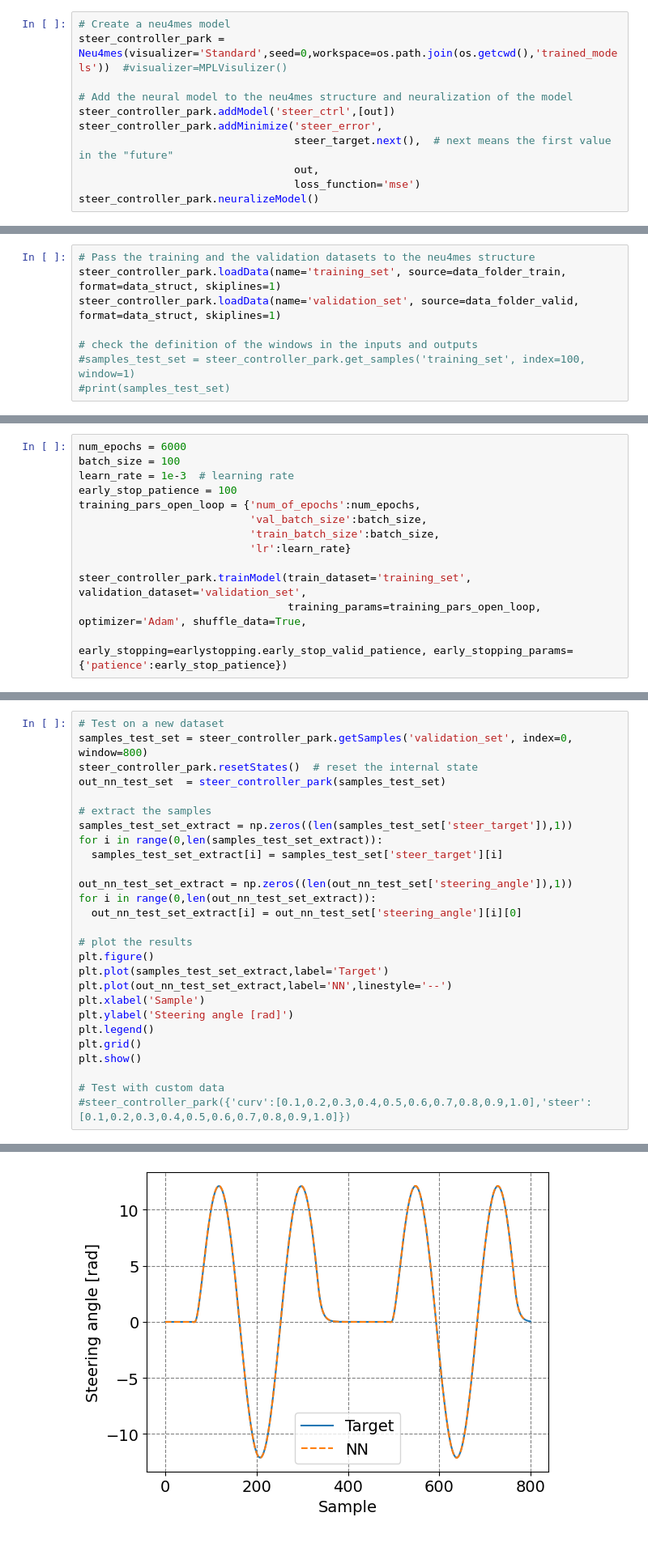
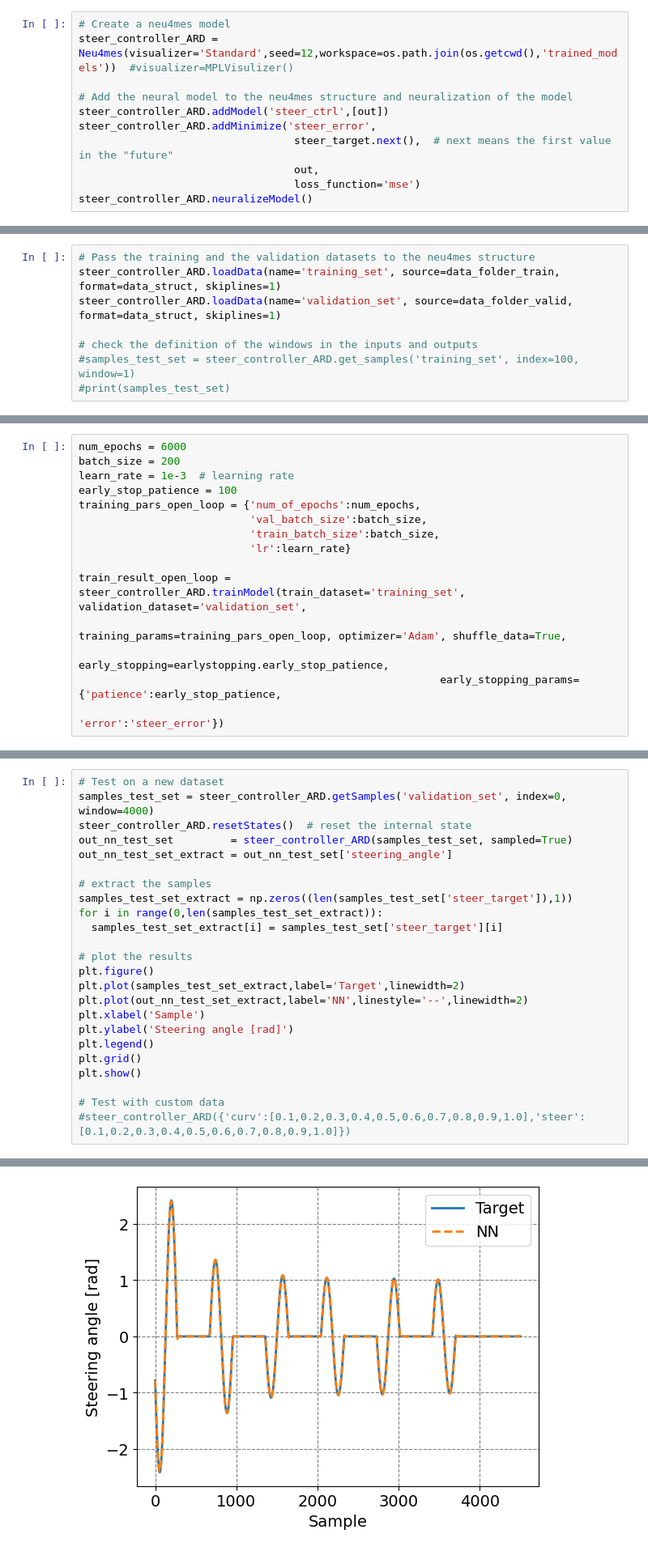
Before and after one commit to tonegas/neu4mes, a Jupyter notebook: tutorials/control_steer_artificial_race_driver.ipynb, the cells around one changed output, grey strips where cells are left out. Shown at 81% size. Drawn from its saved outputs; the diff is of its cells as text.

Commit message:
Tutorial on the NN steer control for ARD + early stop + weights initializer

```diff
--- a/tutorials/control_steer_artificial_race_driver.ipynb
+++ b/tutorials/control_steer_artificial_race_driver.ipynb
@@ -260,14 +271,14 @@ for ii in range(num_channels_ay):
 ### Neu4Mes framework
 # %%
 # Create a neu4mes model
-steer_controller_park = Neu4mes(visualizer='Standard',seed=0,workspace=os.path.join(os.getcwd(),'trained_models'))  #visualizer=MPLVisulizer()
+steer_controller_ARD = Neu4mes(visualizer='Standard',seed=12,workspace=os.path.join(os.getcwd(),'trained_models'))  #visualizer=MPLVisulizer()
 
 # Add the neural model to the neu4mes structure and neuralization of the model
-steer_controller_park.addModel('steer_ctrl',[out])
-steer_controller_park.addMinimize('steer_error',
+steer_controller_ARD.addModel('steer_ctrl',[out])
+steer_controller_ARD.addMinimize('steer_error',
                                   steer_target.next(),  # next means the first value in the "future"
                                   out,
                                   loss_function='mse')
-steer_controller_park.neuralizeModel()
+steer_controller_ARD.neuralizeModel()
 # %% [output]
 ================================ Neu4mes Model =================================
@@ -291,10 +302,10 @@ steer_controller_park.neuralizeModel()
 ## Training and validation datasets
 # %%
 # Pass the training and the validation datasets to the neu4mes structure
-steer_controller_park.loadData(name='training_set', source=data_folder_train, format=data_struct, skiplines=1)
-steer_controller_park.loadData(name='validation_set', source=data_folder_valid, format=data_struct, skiplines=1)
+steer_controller_ARD.loadData(name='training_set', source=data_folder_train, format=data_struct, skiplines=1)
+steer_controller_ARD.loadData(name='validation_set', source=data_folder_valid, format=data_struct, skiplines=1)
 
 # check the definition of the windows in the inputs and outputs
-#samples_test_set = steer_controller_park.get_samples('training_set', index=100, window=1)
+#samples_test_set = steer_controller_ARD.get_samples('training_set', index=100, window=1)
 #print(samples_test_set)
 # %% [output]
@@ -305,7 +332,7 @@ NameError: name 'steer_controller_park' is not defined
 ### Train the NN in open-loop (no auto-regressive term)
 # %%
 num_epochs = 6000
-batch_size = 100
+batch_size = 200
 learn_rate = 1e-3  # learning rate
 early_stop_patience = 100
 training_pars_open_loop = {'num_of_epochs':num_epochs,
@@ -313,9 +340,11 @@ training_pars_open_loop = {'num_of_epochs':num_epochs,
                            'train_batch_size':batch_size,
                            'lr':learn_rate}
 
-steer_controller_park.trainModel(train_dataset='training_set', validation_dataset='validation_set',
-                                 training_params=training_pars_open_loop, optimizer='Adam', shuffle_data=True,
-                                 early_stopping=earlystopping.early_stop_valid_patience, early_stopping_params={'patience':early_stop_patience})
+train_result_open_loop = steer_controller_ARD.trainModel(train_dataset='training_set', validation_dataset='validation_set',
+                                                         training_params=training_pars_open_loop, optimizer='Adam', shuffle_data=True,
+                                                         early_stopping=earlystopping.early_stop_patience,
+                                                         early_stopping_params={'patience':early_stop_patience,
+                                                                                'error':'steer_error'})
 # %% [output]
 ======================== Neu4mes Model Train Parameters ========================
 models:                       ['steer_ctrl']
@@ -456,23 +457,20 @@ steer_controller_park.neuralizeModel()
 ## Test on a new dataset
 # %%
 # Test on a new dataset
-samples_test_set = steer_controller_park.getSamples('validation_set', index=0, window=800)
-steer_controller_park.resetStates()  # reset the internal state
-out_nn_test_set  = steer_controller_park(samples_test_set)
+samples_test_set = steer_controller_ARD.getSamples('validation_set', index=0, window=4000)
+steer_controller_ARD.resetStates()  # reset the internal state
+out_nn_test_set         = steer_controller_ARD(samples_test_set, sampled=True)
+out_nn_test_set_extract = out_nn_test_set['steering_angle']
 
 # extract the samples
 samples_test_set_extract = np.zeros((len(samples_test_set['steer_target']),1))
 for i in range(0,len(samples_test_set_extract)):
   samples_test_set_extract[i] = samples_test_set['steer_target'][i]
 
-out_nn_test_set_extract = np.zeros((len(out_nn_test_set['steering_angle']),1))
-for i in range(0,len(out_nn_test_set_extract)):
-  out_nn_test_set_extract[i] = out_nn_test_set['steering_angle'][i][0]
-
 # plot the results
 plt.figure()
-plt.plot(samples_test_set_extract,label='Target')
-plt.plot(out_nn_test_set_extract,label='NN',linestyle='--')
+plt.plot(samples_test_set_extract,label='Target',linewidth=2)
+plt.plot(out_nn_test_set_extract,label='NN',linestyle='--',linewidth=2)
 plt.xlabel('Sample')
 plt.ylabel('Steering angle [rad]')
 plt.legend()
@@ -480,5 +478,5 @@ plt.grid()
 plt.show()
 
 # Test with custom data
-#steer_controller_park({'curv':[0.1,0.2,0.3,0.4,0.5,0.6,0.7,0.8,0.9,1.0],'steer':[0.1,0.2,0.3,0.4,0.5,0.6,0.7,0.8,0.9,1.0]})
+#steer_controller_ARD({'curv':[0.1,0.2,0.3,0.4,0.5,0.6,0.7,0.8,0.9,1.0],'steer':[0.1,0.2,0.3,0.4,0.5,0.6,0.7,0.8,0.9,1.0]})
 # %% [output]
@@ -486,4 +483,4 @@ Different number of samples between inputs [MAX steer_target = 800; MIN steer =
-[figure, old version]
+[figure, new version]
 # %% [markdown]
 ## Export the trained NN
 # %%
```
Also changed, not shown: parts of 11 cells of this notebook, 5 other files.
